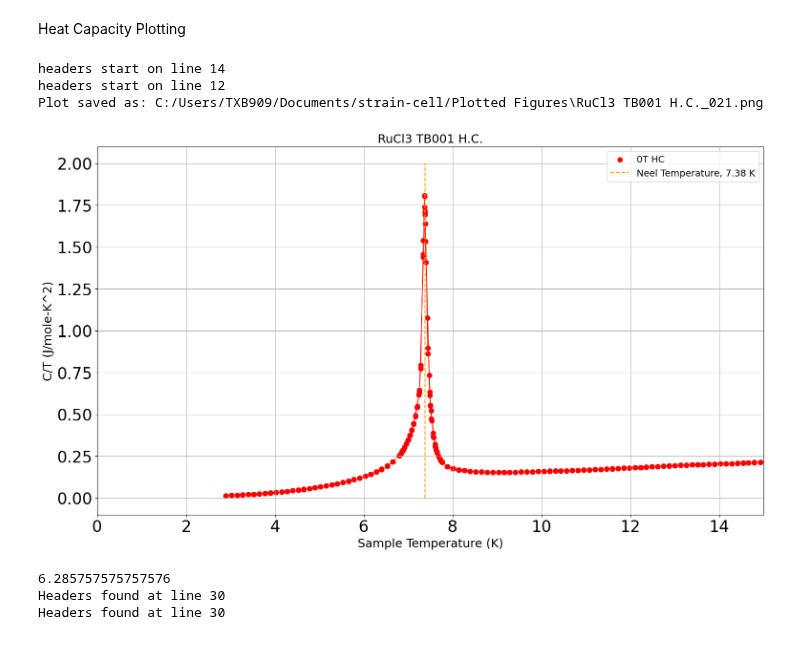
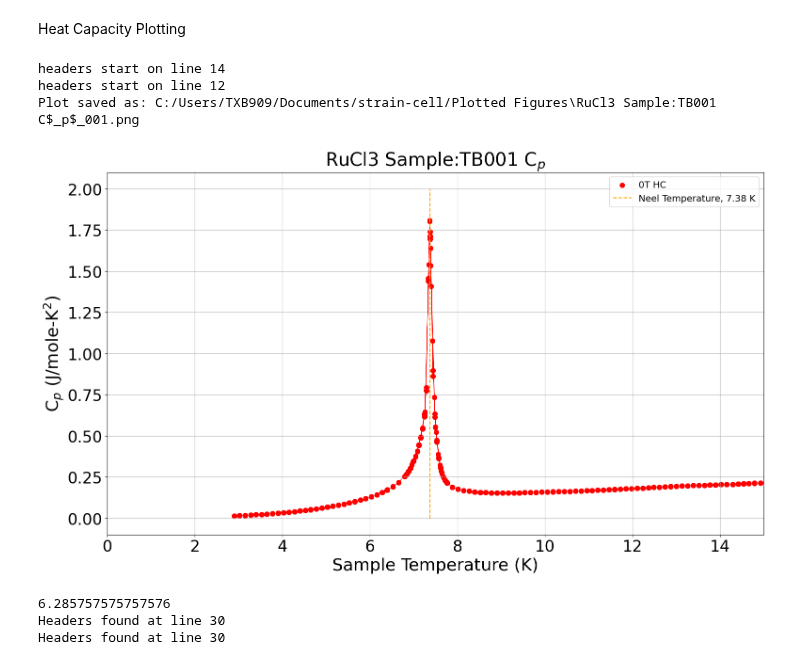
Before and after one commit to Brogan8813/strain-cell, a Jupyter notebook: PPMS_Data_and_Plotting/Plotting/PPMS Plotting.ipynb, the cells around one changed output. Drawn from its saved outputs; the diff is of its cells as text; code cells hidden in the pictures.

Commit message:
plotting

```diff
--- a/PPMS_Data_and_Plotting/Plotting/PPMS Plotting.ipynb
+++ b/PPMS_Data_and_Plotting/Plotting/PPMS Plotting.ipynb
@@ -1119,39 +1119,39 @@ plt.scatter(x2, y2, marker='o', s=50,
 plt.plot(x2, y2, c='r', linewidth=0.8)
 
 '''
 plt.scatter(x3, y3, marker='o', s=50,
                 #c='r',
                 facecolors='g', edgecolors= 'g', label = '0T HC Taken later')
 plt.plot(x3, y3, c='g', linewidth=0.8)
 '''
 
 '''
 plt.axvline(
     x=7.35,
     color='orange',
     linestyle='--',
     linewidth=1.5,
     label='Neel Temperature, 7.35 K'
 )
 '''
 plt.xlim(0, 15)
 plt.vlines(7.38, 0, 2, color='orange', linestyle='--', linewidth=1.5, label='Neel Temperature, 7.38 K')
-Title='RuCl3 TB001 H.C.'
-plt.title(Title)
-plt.xlabel('Sample Temperature (K)')
-plt.ylabel('C/T (J/mole-K^2)')
+Title='RuCl3 Sample:TB001 C$_p$'
+plt.title(Title,fontsize=28)
+plt.xlabel('Sample Temperature (K)', fontsize=26)
+plt.ylabel('C$_p$ (J/mole-K$^2$)', fontsize=26)
 plt.xticks(fontsize=24)
 plt.yticks(fontsize=24)
 plt.grid('both')
 plt.legend()
 save_next_plot("C:/Users/TXB909/Documents/strain-cell/Plotted Figures", prefix=Title)
 #must save plot before plt.show() to ensure it saves the current figure
 plt.show()
 # %% [output]
 headers start on line 14
 headers start on line 12
-Plot saved as: C:/Users/TXB909/Documents/strain-cell/Plotted Figures\RuCl3 TB001 H.C._021.png
+Plot saved as: C:/Users/TXB909/Documents/strain-cell/Plotted Figures\RuCl3 Sample:TB001 C$_p$_001.png
-[figure, old version]
+[figure, new version]
 # %%
 #SUSCEPTIBILITY OF RUCL3
 #plot_mom_vs_temp(df_temperature_range, sample, field, fc_or_zfc)
```
Also changed, not shown: 6 other files.
